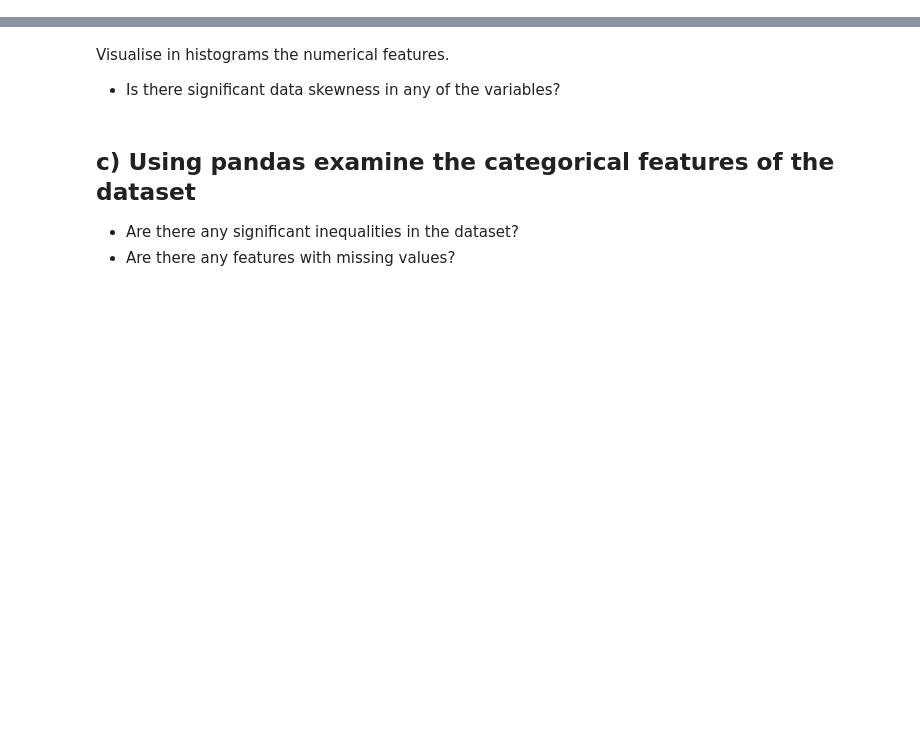
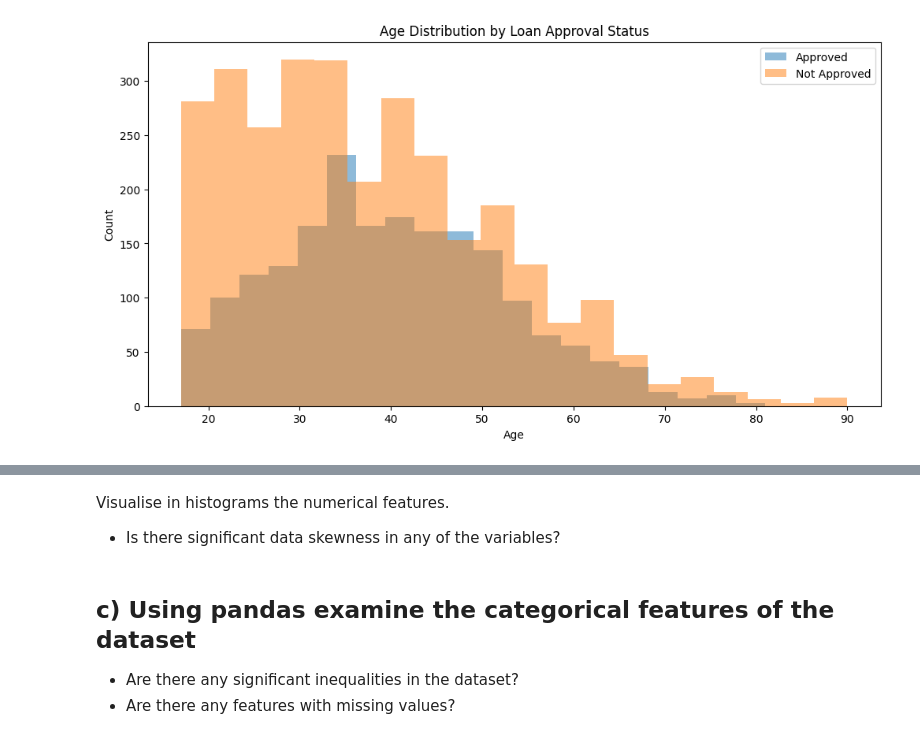
Before and after one commit to Serjobas/ai-ethichs-hackathon, a Jupyter notebook: AI_Ethics_Hackathon_Skeleton.ipynb, the cells around one changed output, grey strips where cells are left out. Cells and saved outputs as stored; diff of their text form; code cells hidden in the pictures; blank space fills up the shorter version.

```diff
--- a/AI_Ethics_Hackathon_Skeleton.ipynb
+++ b/AI_Ethics_Hackathon_Skeleton.ipynb
@@ -30,0 +230,11 @@ Examine the 7+1 figure summary (count, mean, std, min, 1Q, median, 3Q, max)
+# %%
+plt.figure(figsize=(12, 6))
+plt.hist(df[df['gringotts_approved_loan'] == 1]['age'], bins=20, alpha=0.5, label='Approved')
+plt.hist(df[df['gringotts_approved_loan'] == 0]['age'], bins=20, alpha=0.5, label='Not Approved')
+plt.title('Age Distribution by Loan Approval Status')
+plt.xlabel('Age')
+plt.ylabel('Count')
+plt.legend()
+plt.show()
+# %% [output]
+[figure, added]
```
Also changed, not shown: parts of 23 cells of this notebook, 2 other files.
